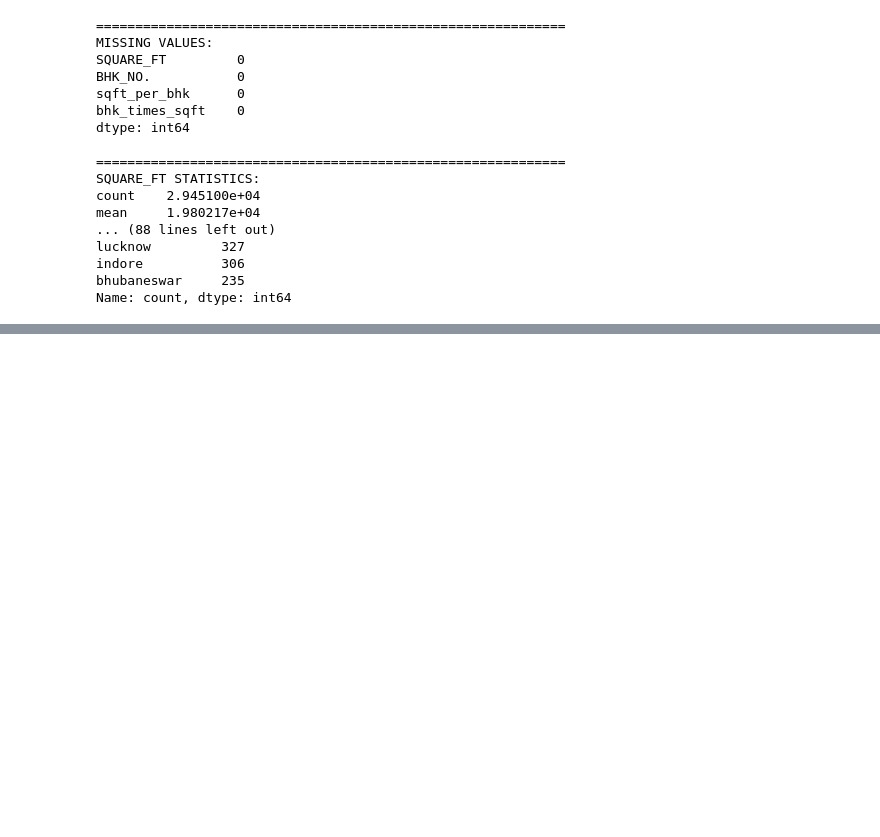
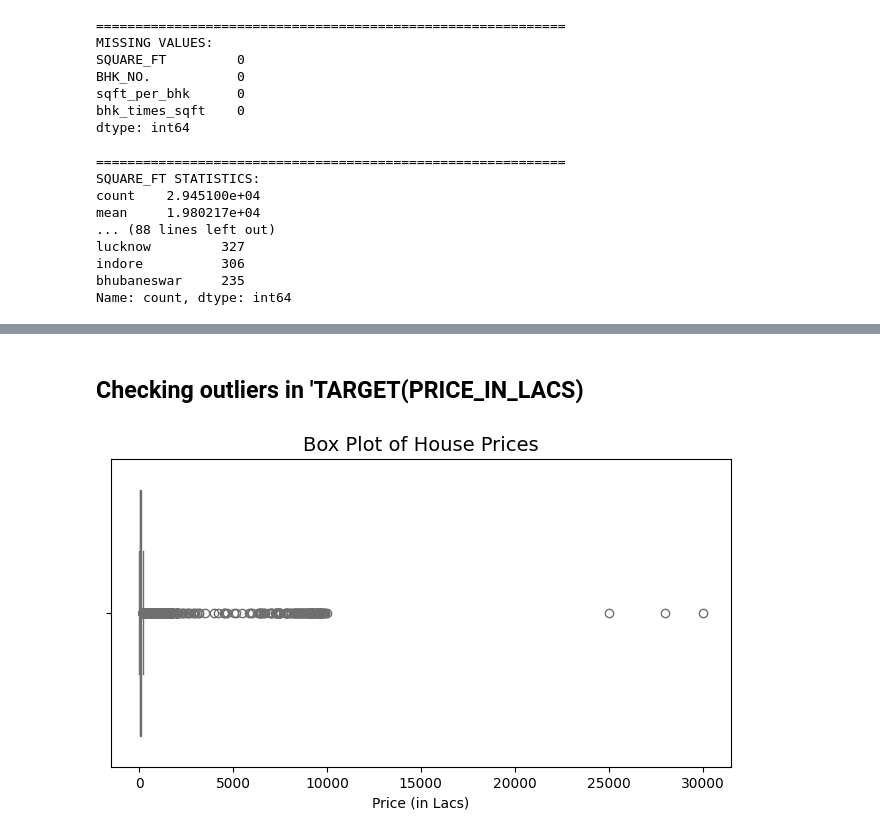
Before and after one commit to JohnEvansOkyere/real-estate-price-prediction-ridge-lasso, a Jupyter notebook: Notebook/House_Price_Prediction.ipynb, the cells around one changed output, grey strips where cells are left out. Saved outputs shown, nothing was run; the diff lists cells and outputs as text; code cells hidden in the pictures; blank space fills up the shorter version.

```diff
--- a/Notebook/House_Price_Prediction.ipynb
+++ b/Notebook/House_Price_Prediction.ipynb
@@ -1737,0 +270,13 @@ Using best model: Ridge
+# %% [markdown]
+## Checking outliers in 'TARGET(PRICE_IN_LACS)
+# %%
+import seaborn as sns
+import matplotlib.pyplot as plt
+
+plt.figure(figsize=(8, 4))
+sns.boxplot(x=train['TARGET(PRICE_IN_LACS)'], color='skyblue')
+plt.title('Box Plot of House Prices', fontsize=14)
+plt.xlabel('Price (in Lacs)')
+plt.show()
+# %% [output]
+[figure, added]
```
Also changed, not shown: parts of 110 cells of this notebook.
